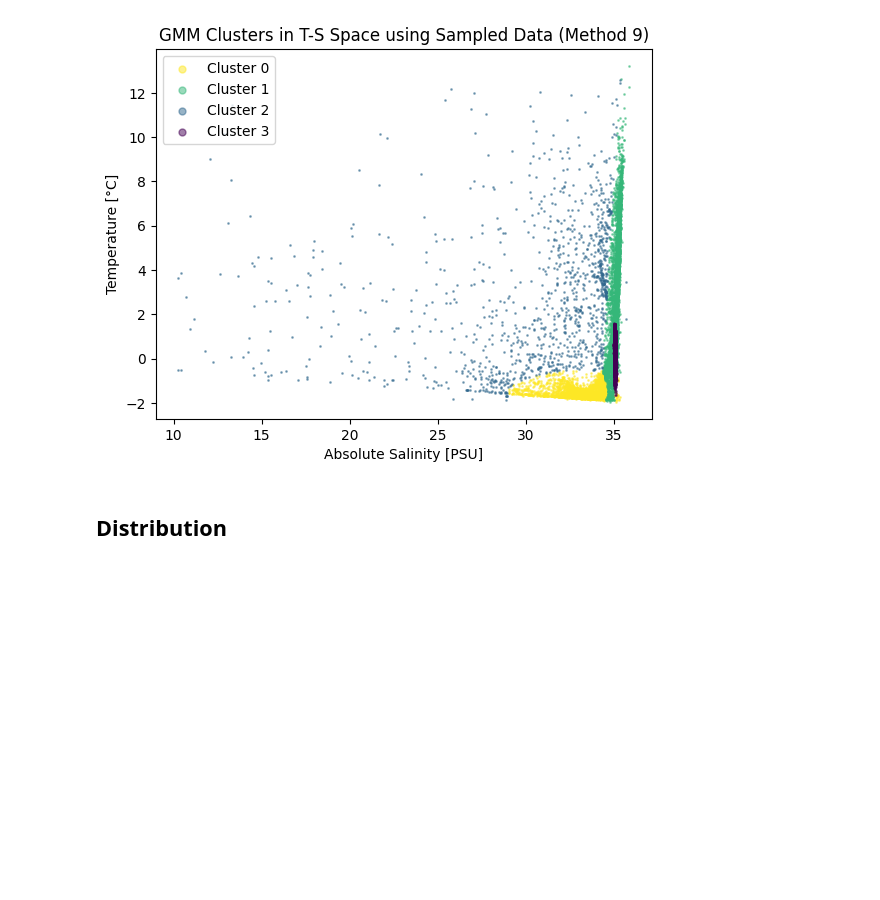
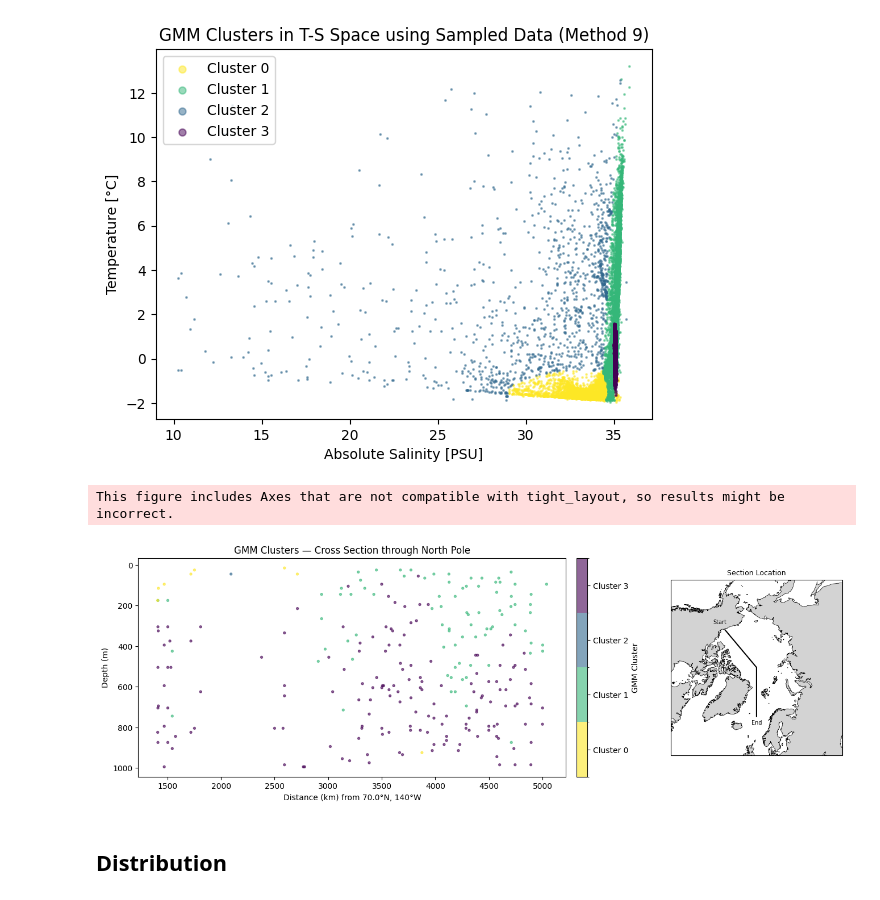
Before and after one commit to Mfdcng2/WaterMassClassification, a Jupyter notebook: Paper1/Data_Distribution/Clstr_M9.ipynb, the cells around one changed output. Cells and saved outputs as stored; diff of their text form; code cells hidden in the pictures; blank space fills up the shorter version.

```diff
--- a/Paper1/Data_Distribution/Clstr_M9.ipynb
+++ b/Paper1/Data_Distribution/Clstr_M9.ipynb
@@ -104,6 +104,11 @@ plt.show()
 plot_geo(df_sampled, n_clusters=4)
 # %%
 plot_3d(n_clusters, df_sampled)
+# %%
+cross_sec_lon(df_sampled, n_clusters, -180, tol=0.5, start_lat=70.0, start_lon=-140)
+# %% [output]
+This figure includes Axes that are not compatible with tight_layout, so results might be incorrect.
+[figure, added]
 # %% [markdown]
 ## Distribution
 # %%
```
Also changed, not shown: parts of 1 cell of this notebook, 2 other files.
